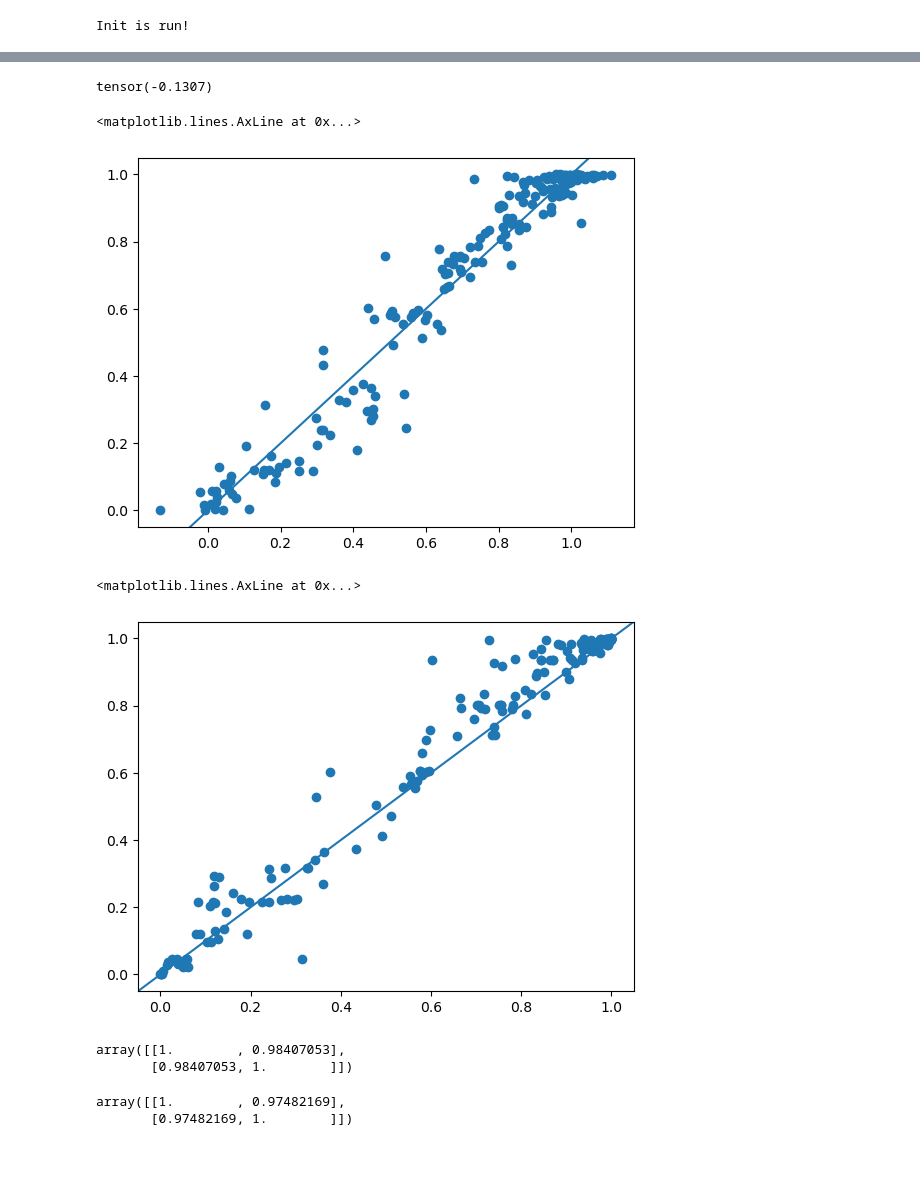
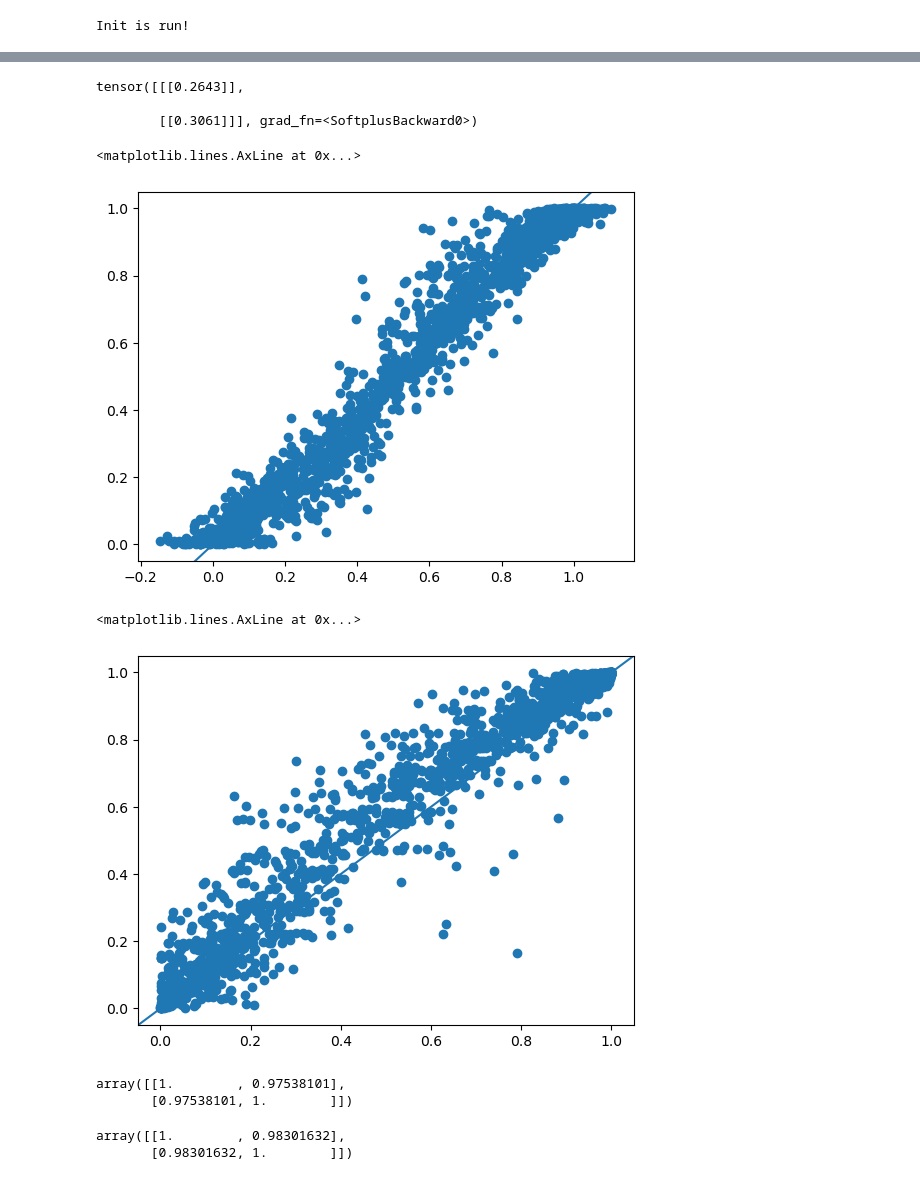
Before and after one commit to ltronneb/pimogp, a Jupyter notebook: notebooks/ONeil_singleoutput.ipynb, the cells around one changed output, grey strips where cells are left out. Cells and saved outputs as stored; diff of their text form; code cells hidden in the pictures.

Commit message:
Added an example model on ONeil Data

```diff
--- a/notebooks/ONeil_singleoutput.ipynb
+++ b/notebooks/ONeil_singleoutput.ipynb
@@ -47,8 +47,8 @@ ratio variance explained:  0.724486217441052
 data = data.sort_values(["CellLine","DrugA","DrugB"])
 # %%
 # Now let's subsample this, so that we have a single cell line of data to train on.
+k = 2*583*100
 #k = 1*583*100
-k = 1*100*100
 data = data.head(k)
 # %%
 data.shape
@@ -94,5 +98,13 @@ s = torch.tensor(data["GPVar"].values).float()
 conc = data[['DrugAconc','DrugBconc']]
 drugcovars = data.iloc[:,-40:]
 X = torch.tensor(pd.concat([conc,drugcovars],axis=1).values).float()
+n_train = int(0.8*X.size(0))
+randperm = torch.randperm(X.size(0))
+X_train = X[randperm[:n_train],:]
+X_test = X[randperm[n_train:],:]
+y_train = y[randperm[:n_train]]
+y_test = y[randperm[n_train:]]
 task_indices = torch.tensor(pd.Categorical(data['CellLine']).codes).long()
+task_train = task_indices[randperm[:n_train]]
+task_test = task_indices[randperm[n_train:]]
 num_tasks = task_indices.max().item() + 1
@@ -203,7 +507,7 @@ with gpytorch.settings.cholesky_max_tries(12):
 # %%
-permutation = torch.cat([torch.tensor([1]),torch.tensor([0]),torch.linspace(22,41,20),torch.linspace(2,21,20)]).long()
-indices = torch.randperm(X.size(0))[:200]
-X_test = X[indices,:]
-X_test_flipped = torch.index_select(X_test, -1, permutation)
-y_test = y[indices]
-y_test.max()
+indices = torch.randperm(X_test.size(0))[:2000]
+X_test_subsample = X_test[indices,:]
+task_test_subsample = task_test[indices]
+#X_test_flipped = torch.index_select(X_test, -1, permutation)
+y_test_subsample = y_test[indices]
+#y_test.max()
@@ -236,26 +536,28 @@ tensor([0.0073], grad_fn=<AddBackward0>)
 # %%
-mean.min()
+model.covar_module_concentrations.lengthscale
 # %% [output]
-tensor(-0.1307)
+tensor([[[0.2643]],
+
+        [[0.3061]]], grad_fn=<SoftplusBackward0>)
 # %%
-plt.scatter(mean,y_test)
+plt.scatter(mean,y_test_subsample)
 plt.axline((0,0), slope=1)
 # %% [output]
 <matplotlib.lines.AxLine at 0x...>
-[figure, old version]
+[figure, new version]
 # %%
-plt.scatter(y_test,torch.tensor(data["p0Mean"].values).float()[indices])
+plt.scatter(y_test_subsample,torch.tensor(data["p0Mean"].values).float()[randperm[n_train:]][indices])
 plt.axline((0,0), slope=1)
 # %% [output]
 <matplotlib.lines.AxLine at 0x...>
-[figure, old version]
+[figure, new version]
 # %%
-np.corrcoef(y_test,torch.tensor(data["p0Mean"].values).float()[indices])
+np.corrcoef(y_test_subsample,torch.tensor(data["p0Mean"].values).float()[randperm[n_train:]][indices])
 # %% [output]
-array([[1.        , 0.98407053],
-       [0.98407053, 1.        ]])
+array([[1.        , 0.97538101],
+       [0.97538101, 1.        ]])
 # %%
-np.corrcoef(mean,y_test)
+np.corrcoef(mean,y_test_subsample)
 # %% [output]
-array([[1.        , 0.97482169],
-       [0.97482169, 1.        ]])
+array([[1.        , 0.98301632],
+       [0.98301632, 1.        ]])
```
Also changed, not shown: parts of 24 cells of this notebook, 1 other file.
